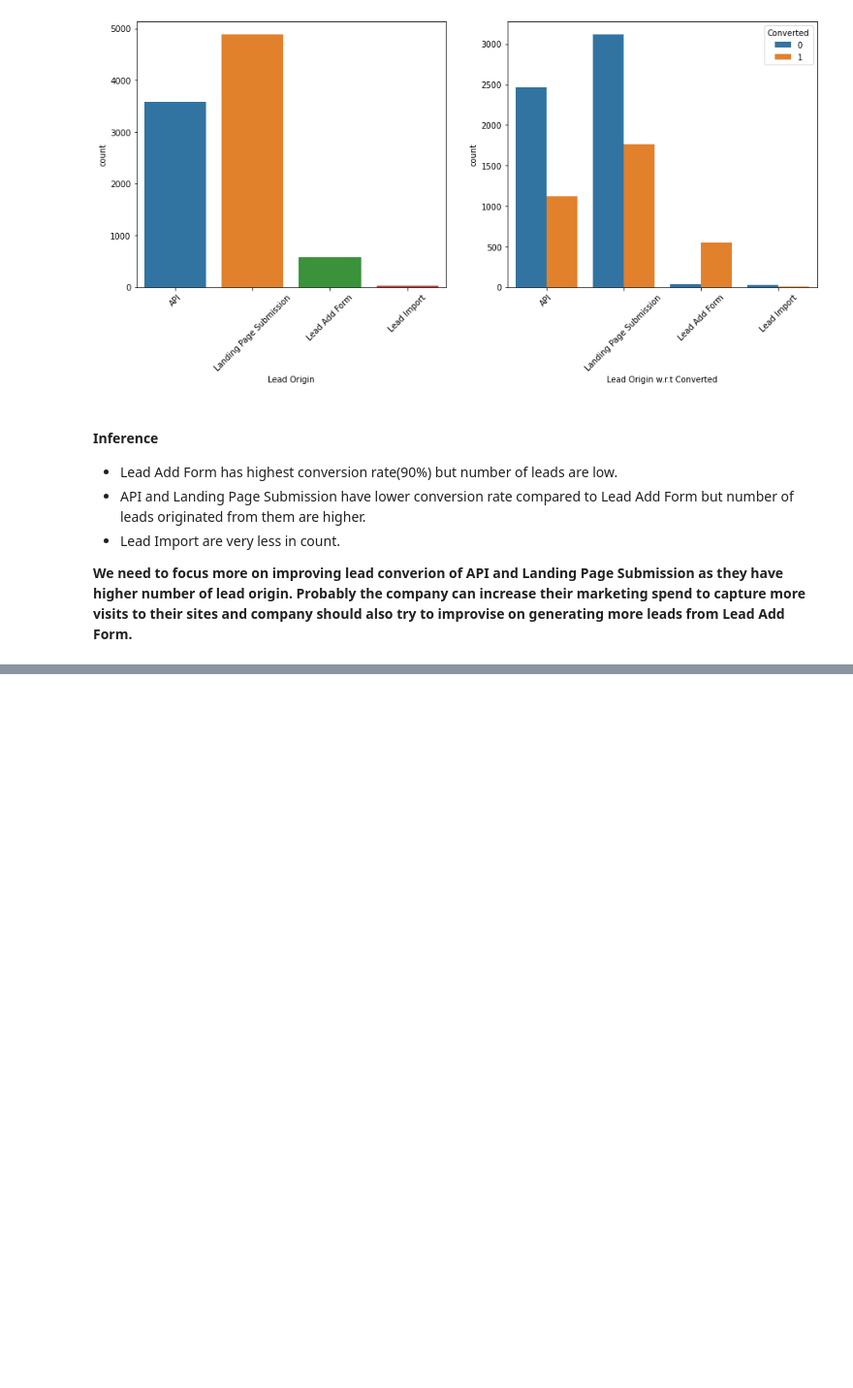
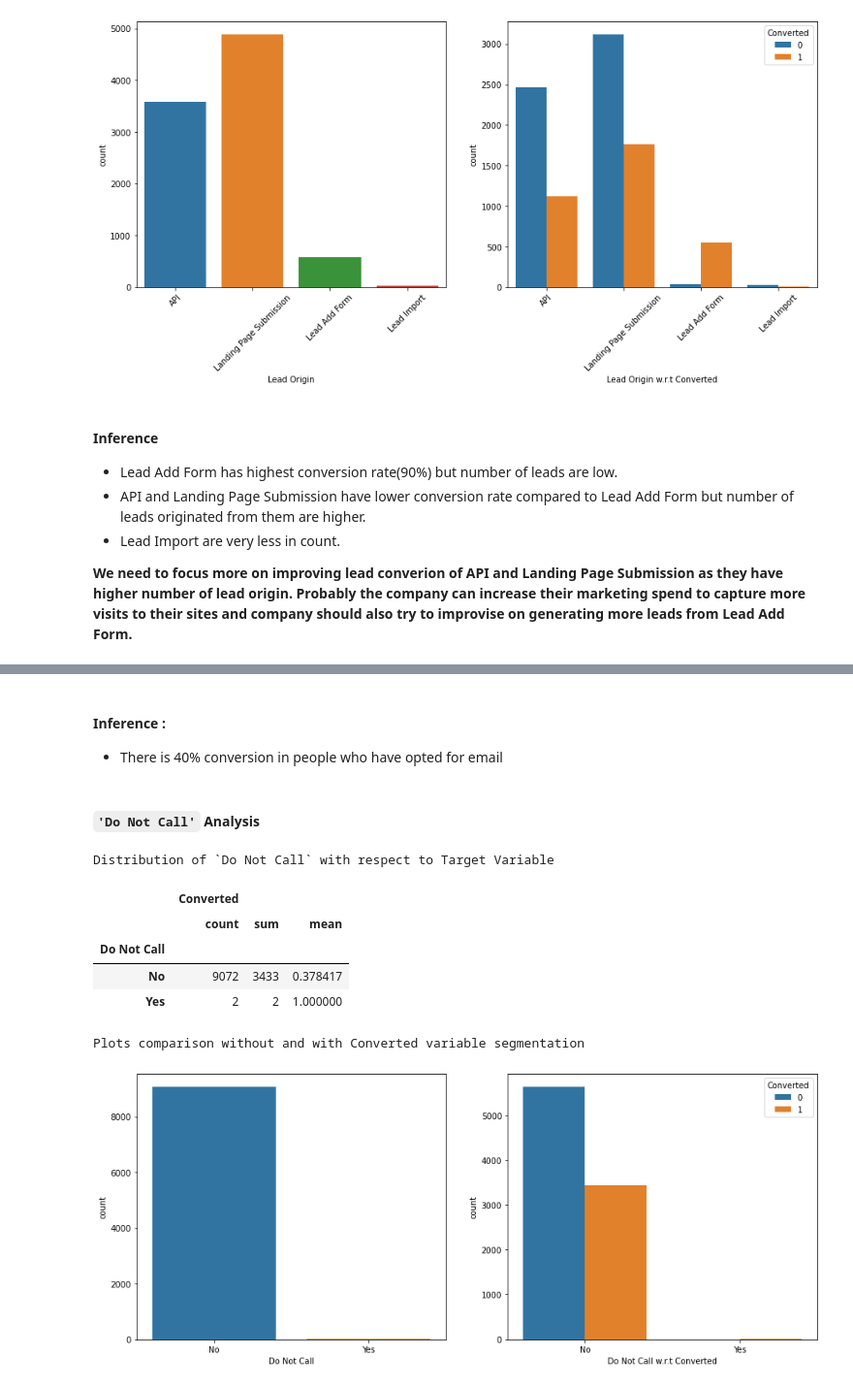
Before and after one commit to vivekvresearch/lead_scoring_VV_TA, a Jupyter notebook: Lead_scoring_case_VV_TA.ipynb, the cells around one changed output, grey strips where cells are left out. Shown at 97% size. Drawn from its saved outputs; the diff is of its cells as text; code cells hidden in the pictures; blank space fills up the shorter version.

```diff
--- a/Lead_scoring_case_VV_TA.ipynb
+++ b/Lead_scoring_case_VV_TA.ipynb
@@ -575,0 +651,16 @@ Plots comparison without and with Converted variable segmentation
+# %% [markdown]
+#### Inference :
+- There is 40% conversion in people who have opted for email
+# %% [markdown]
+#### `'Do Not Call'` Analysis
+# %%
+get_stats_and_cat_segmented_plot('Do Not Call',[], 1)
+# %% [output]
+Distribution of `Do Not Call` with respect to Target Variable
+|  | Converted |  |  |
+|  | count | sum | mean |
+| Do Not Call |  |  |  |
+| No | 9072 | 3433 | 0.378417 |
+| Yes | 2 | 2 | 1.000000 |
+Plots comparison without and with Converted variable segmentation
+[figure, added]
```
Also changed, not shown: parts of 79 cells of this notebook.
